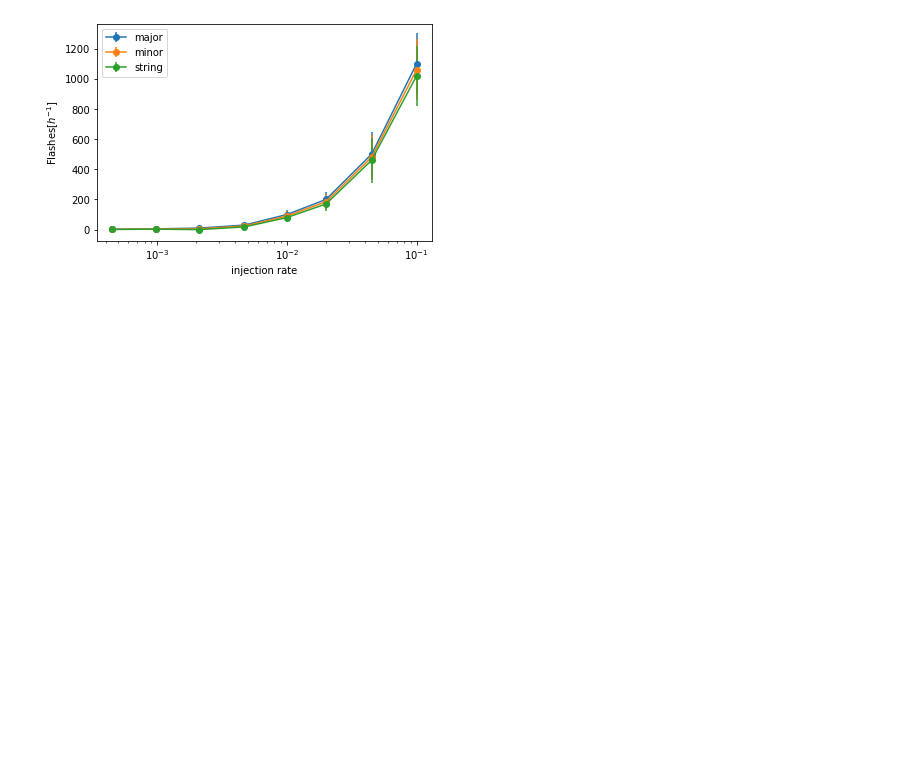
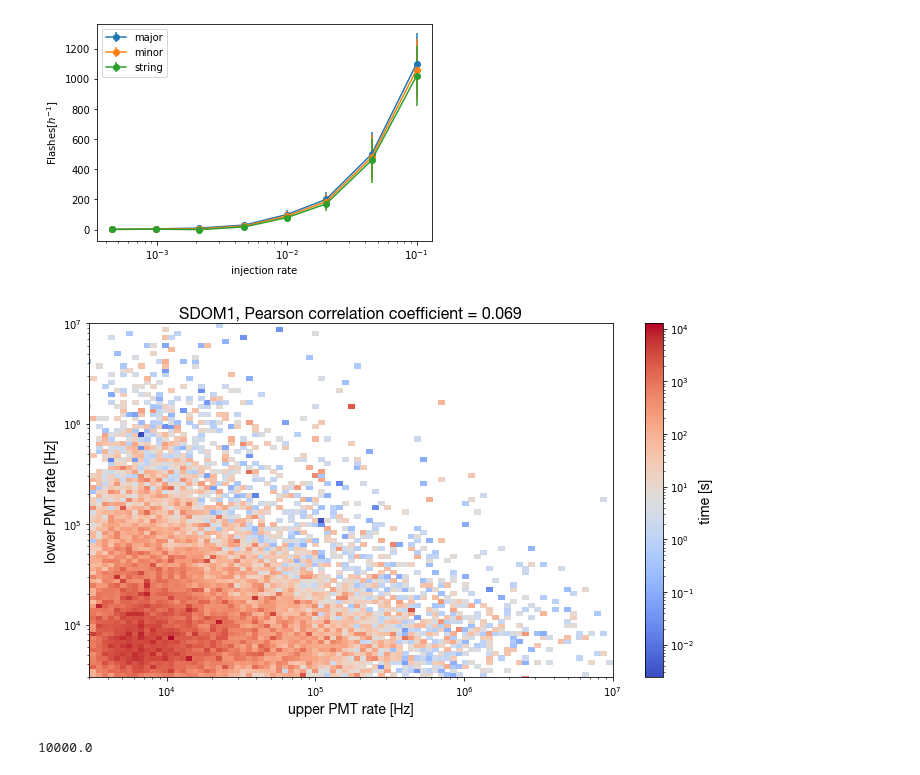
Before and after one commit to MeighenBergerS/fourth_day, a Jupyter notebook: examples/plots.ipynb, the cells around one changed output. Saved outputs shown, nothing was run; the diff lists cells and outputs as text; code cells hidden in the pictures; blank space fills up the shorter version.

```diff
--- a/examples/plots.ipynb
+++ b/examples/plots.ipynb
@@ -22,3 +22,61 @@ plt.legend()
 # %% [output]
 <matplotlib.legend.Legend at 0x...>
 [figure]
+# %%
+from matplotlib import pyplot as plt
+import matplotlib.image as mpimg
+import numpy as np
+from matplotlib.colors import LogNorm
+import matplotlib as mpl
+
+# Load the image
+#image_path = '/mnt/data/corr_straw.png'
+#img = mpimg.imread(image_path)
+
+# Extract data if needed - here assuming the colorbar and data are preserved.
+# Since I don't have the raw data, I'll approximate the display by recreating a similar plot.
+
+# Generate synthetic data to mimic the style (since raw data isn't available)
+# This will not be an exact match but visually similar for demonstration purposes.
+np.random.seed(0)
+x = np.random.normal(1e6, 1e6, 100000)
+y = np.random.normal(1e6, 1e6, 100000)
+time = np.random.lognormal(1, 2, 100000)
+
+x_space = np.logspace(np.log10(1e3), np.log10(1e7), 100)
+y_space = np.logspace(np.log10(1e3), np.log10(1e7), 100)
+
+x_flip = 10**(5-np.log10(x/1e5))
+y_flip = 10**(5-np.log10(y/1e5))
+
+# Plot settings
+plt.figure(figsize=(10, 6))
+
+# Create 2D histogram
+plt.hist2d(x_flip, y_flip, bins=[x_space, y_space], weights=time, norm=LogNorm(), cmap='coolwarm')  # Blue to red gradient
+plt.xscale("log")
+plt.yscale("log")
+plt.xlim([3e3,1e7])
+plt.ylim([3e3,1e7])
+
+# Set labels and color bar with updated font and color scheme
+plt.xlabel('upper PMT rate [Hz]', fontname='Helvetica Neue', fontsize=14)
+plt.ylabel('lower PMT rate [Hz]', fontname='Helvetica Neue', fontsize=14)
+
+# Color bar
+cbar = plt.colorbar(label='time [s]')
+cbar.set_label('time [s]', fontname='Helvetica Neue', fontsize=14)
+
+# Title with updated font
+plt.title(r'SDOM1, Pearson correlation coefficient = 0.069', fontname='Helvetica Neue', fontsize=16)
+
+# Display the plot
+plt.tight_layout()
+
+#[0,100]->[1e4,1e6]
+# %% [output]
+[figure, added]
+# %%
+10**(5-np.log10(1e6/1e5))
+# %% [output]
+10000.0
```
Also changed, not shown: 14 other files.
